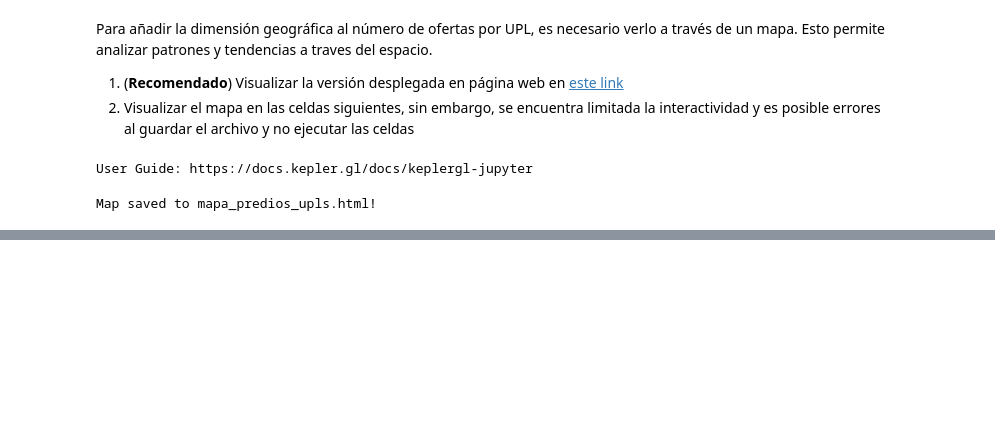
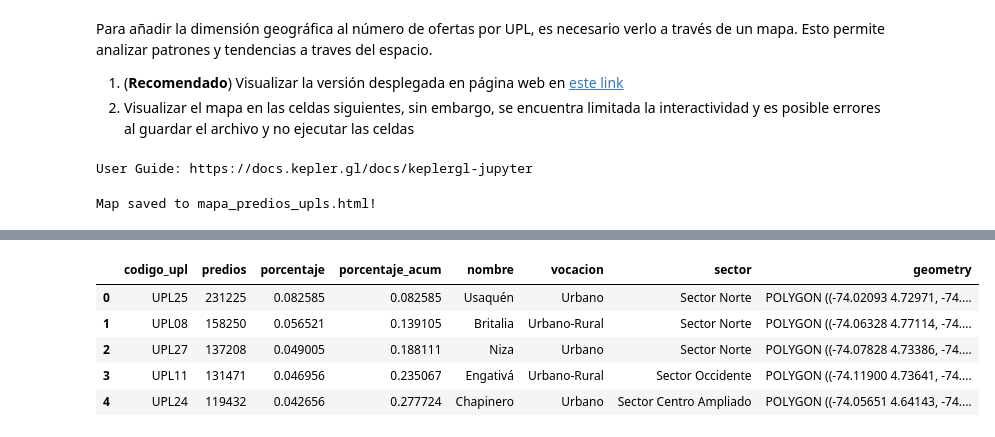
Before and after one commit to SantiGonzalezz/habi_prueba_data_science, a Jupyter notebook: Prueba_Data_Science_Santi.ipynb, the cells around one changed output, grey strips where cells are left out. Cells and saved outputs as stored; diff of their text form; code cells hidden in the pictures; blank space fills up the shorter version.

```diff
--- a/Prueba_Data_Science_Santi.ipynb
+++ b/Prueba_Data_Science_Santi.ipynb
@@ -901,0 +1136,31 @@ Map saved to mapa_predios_upls.html!
+# %%
+# Find the ofertas per UPL and sort it from higher to lower
+df_predios_residenciales_upl_lotes = df_predios_lotes_upls[df_predios_lotes_upls['preclcons'] == 'R'].groupby(['codigo_upl']).agg(predios=('objectid', 'count')).reset_index().sort_values(by='predios', ascending=False)
+
+# Find the percentage and since it is sorted the cumulative percentage to check rules as Pareto
+df_predios_residenciales_upl_lotes['porcentaje'] = df_predios_residenciales_upl_lotes['predios'] / df_predios_residenciales_upl_lotes['predios'].sum()
+df_predios_residenciales_upl_lotes['porcentaje_acum'] = df_predios_residenciales_upl_lotes['porcentaje'].cumsum()
+
+
+# Complete the information of the UPL to graph it
+df_predios_residenciales_upl_lotes = pd.merge(
+    df_predios_residenciales_upl_lotes,
+    df_upls,
+    how='left',
+    on='codigo_upl'
+)
+
+# Convert to geodataframe
+df_predios_residenciales_upl_lotes = gpd.GeoDataFrame(
+    df_predios_residenciales_upl_lotes,
+    geometry='geometry'
+)
+# %%
+df_predios_residenciales_upl_lotes.head()
+# %% [output]
+|  | codigo_upl | predios | porcentaje | porcentaje_acum | nombre | vocacion | sector | geometry |
+| 0 | UPL25 | 231225 | 0.082585 | 0.082585 | Usaquén | Urbano | Sector Norte | POLYGON ((-74.02093 4.72971, -74.... |
+| 1 | UPL08 | 158250 | 0.056521 | 0.139105 | Britalia | Urbano-Rural | Sector Norte | POLYGON ((-74.06328 4.77114, -74.... |
+| 2 | UPL27 | 137208 | 0.049005 | 0.188111 | Niza | Urbano | Sector Norte | POLYGON ((-74.07828 4.73386, -74.... |
+| 3 | UPL11 | 131471 | 0.046956 | 0.235067 | Engativá | Urbano-Rural | Sector Occidente | POLYGON ((-74.11900 4.73641, -74.... |
+| 4 | UPL24 | 119432 | 0.042656 | 0.277724 | Chapinero | Urbano | Sector Centro Ampliado | POLYGON ((-74.05651 4.64143, -74.... |
```
Also changed, not shown: parts of 39 cells of this notebook, 2 other files.
